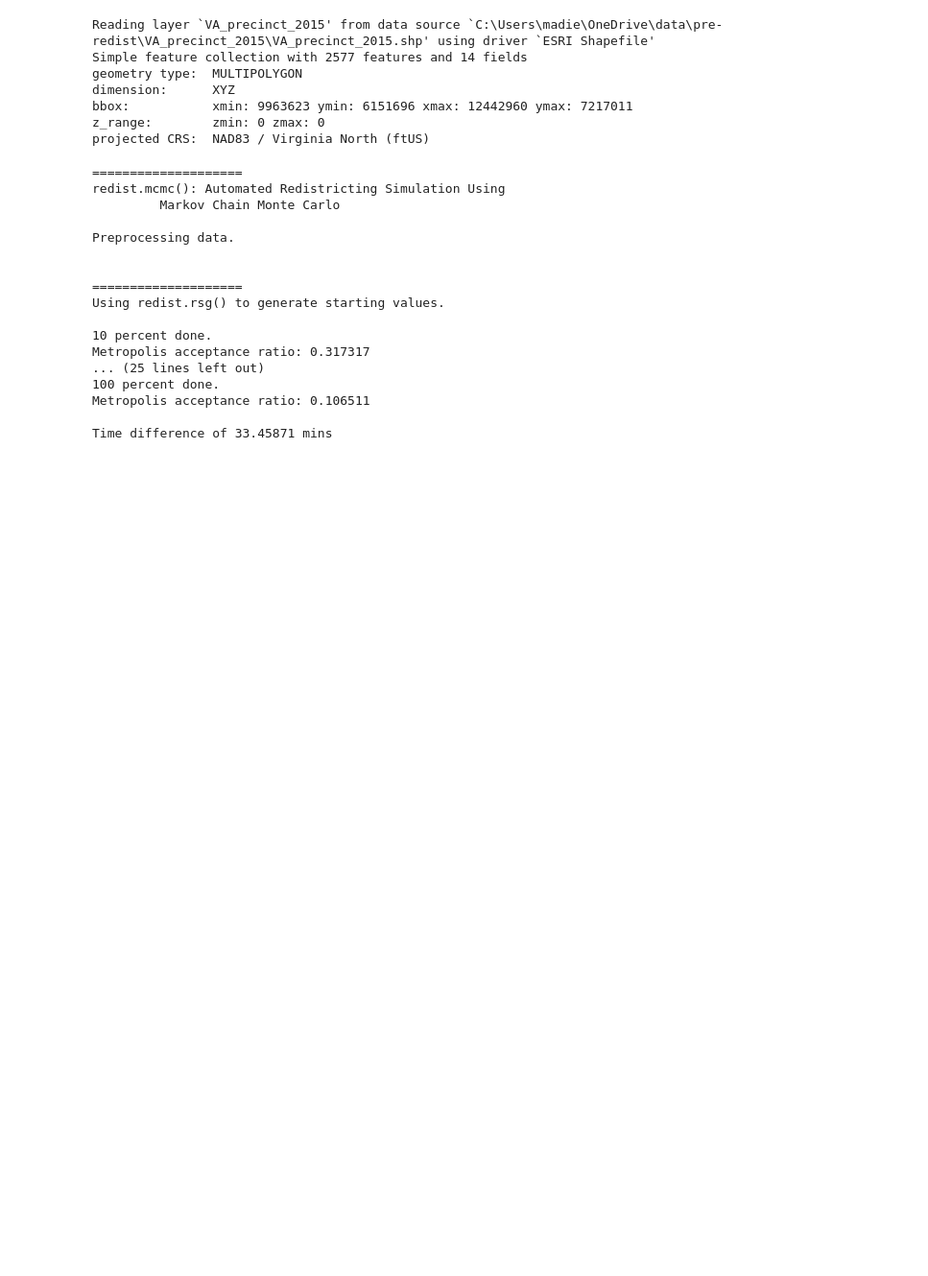
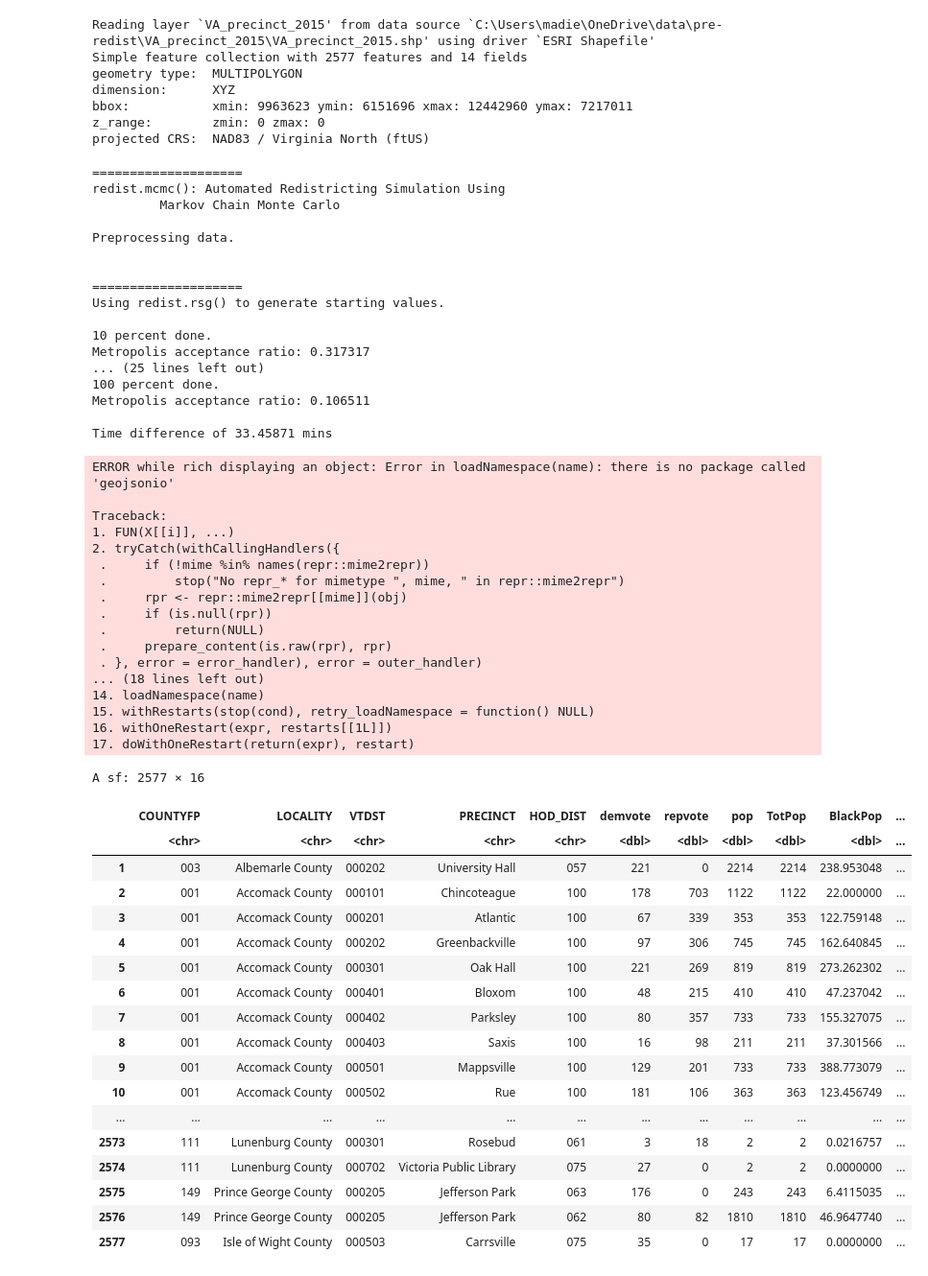
Before and after one commit to madeleinegoertz/ap-research-redistricting, a Jupyter notebook: examples/mt.ipynb, the cells around one changed output. Shown at 96% size. Drawn from its saved outputs; the diff is of its cells as text; code cells hidden in the pictures; blank space fills up the shorter version.

```diff
--- a/examples/mt.ipynb
+++ b/examples/mt.ipynb
@@ -88,0 +91,39 @@ Time difference of 33.45871 mins
+# %%
+df
+# %% [output]
+ERROR while rich displaying an object: Error in loadNamespace(name): there is no package called 'geojsonio'
+
+Traceback:
+1. FUN(X[[i]], ...)
+2. tryCatch(withCallingHandlers({
+ .     if (!mime %in% names(repr::mime2repr))
+ .         stop("No repr_* for mimetype ", mime, " in repr::mime2repr")
+ .     rpr <- repr::mime2repr[[mime]](obj)
+ .     if (is.null(rpr))
+ .         return(NULL)
+ .     prepare_content(is.raw(rpr), rpr)
+ . }, error = error_handler), error = outer_handler)
+... (18 lines left out)
+14. loadNamespace(name)
+15. withRestarts(stop(cond), retry_loadNamespace = function() NULL)
+16. withOneRestart(expr, restarts[[1L]])
+17. doWithOneRestart(return(expr), restart)
+A sf: 2577 × 16
+|  | COUNTYFP | LOCALITY | VTDST | PRECINCT | HOD_DIST | demvote | repvote | pop | TotPop | BlackPop | ... |
+|  | <chr> | <chr> | <chr> | <chr> | <chr> | <dbl> | <dbl> | <dbl> | <dbl> | <dbl> | ... |
+| 1 | 003 | Albemarle County | 000202 | University Hall | 057 | 221 | 0 | 2214 | 2214 | 238.953048 | ... |
+| 2 | 001 | Accomack County | 000101 | Chincoteague | 100 | 178 | 703 | 1122 | 1122 | 22.000000 | ... |
+| 3 | 001 | Accomack County | 000201 | Atlantic | 100 | 67 | 339 | 353 | 353 | 122.759148 | ... |
+| 4 | 001 | Accomack County | 000202 | Greenbackville | 100 | 97 | 306 | 745 | 745 | 162.640845 | ... |
+| 5 | 001 | Accomack County | 000301 | Oak Hall | 100 | 221 | 269 | 819 | 819 | 273.262302 | ... |
+| 6 | 001 | Accomack County | 000401 | Bloxom | 100 | 48 | 215 | 410 | 410 | 47.237042 | ... |
+| 7 | 001 | Accomack County | 000402 | Parksley | 100 | 80 | 357 | 733 | 733 | 155.327075 | ... |
+| 8 | 001 | Accomack County | 000403 | Saxis | 100 | 16 | 98 | 211 | 211 | 37.301566 | ... |
+| 9 | 001 | Accomack County | 000501 | Mappsville | 100 | 129 | 201 | 733 | 733 | 388.773079 | ... |
+| 10 | 001 | Accomack County | 000502 | Rue | 100 | 181 | 106 | 363 | 363 | 123.456749 | ... |
+| ... | ... | ... | ... | ... | ... | ... | ... | ... | ... | ... | ... |
+| 2573 | 111 | Lunenburg County | 000301 | Rosebud | 061 | 3 | 18 | 2 | 2 | 0.0216757 | ... |
+| 2574 | 111 | Lunenburg County | 000702 | Victoria Public Library | 075 | 27 | 0 | 2 | 2 | 0.0000000 | ... |
+| 2575 | 149 | Prince George County | 000205 | Jefferson Park | 063 | 176 | 0 | 243 | 243 | 6.4115035 | ... |
+| 2576 | 149 | Prince George County | 000205 | Jefferson Park | 062 | 80 | 82 | 1810 | 1810 | 46.9647740 | ... |
+| 2577 | 093 | Isle of Wight County | 000503 | Carrsville | 075 | 35 | 0 | 17 | 17 | 0.0000000 | ... |
```
Also changed, not shown: parts of 6 cells of this notebook.
